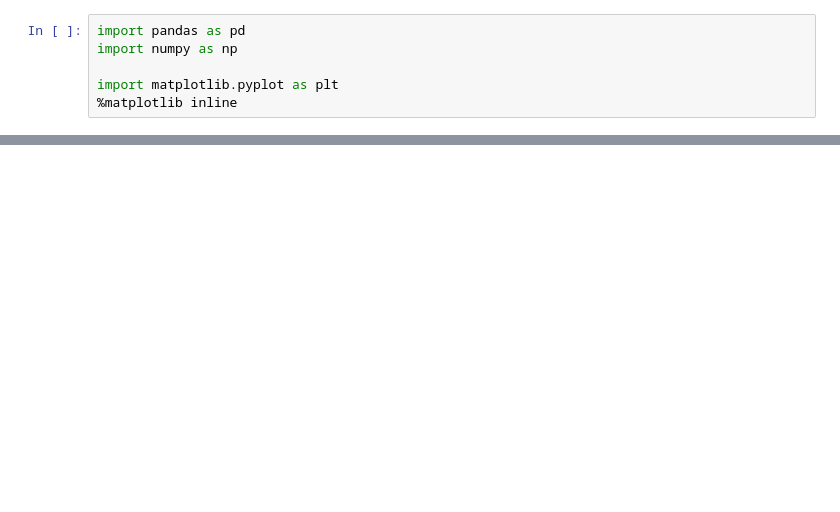
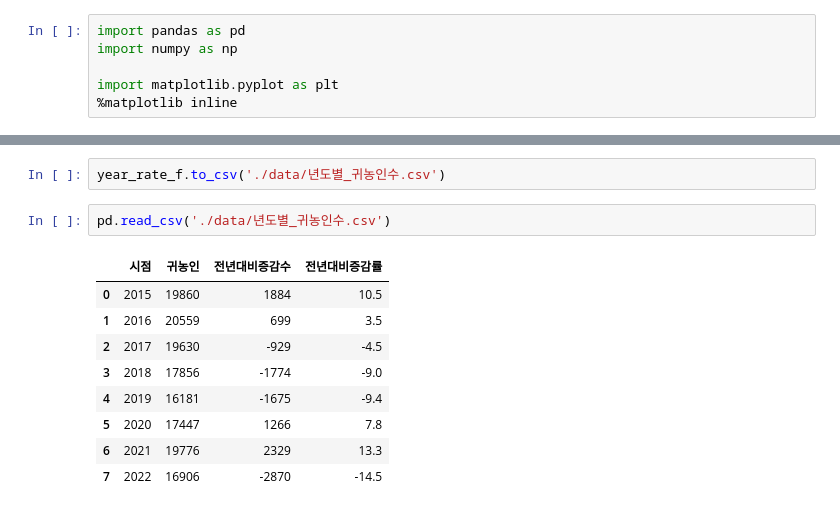
Before and after one commit to Aphian/data_science, a Jupyter notebook: 2_귀농_귀촌_연도별_증감률.ipynb, the cells around one changed output, grey strips where cells are left out. Saved outputs shown, nothing was run; the diff lists cells and outputs as text; blank space fills up the shorter version.

```diff
--- a/2_귀농_귀촌_연도별_증감률.ipynb
+++ b/2_귀농_귀촌_연도별_증감률.ipynb
@@ -80,0 +107,14 @@ year_rate_f
+# %%
+year_rate_f.to_csv('./data/년도별_귀농인수.csv')
+# %%
+pd.read_csv('./data/년도별_귀농인수.csv')
+# %% [output]
+|  | 시점 | 귀농인 | 전년대비증감수 | 전년대비증감률 |
+| 0 | 2015 | 19860 | 1884 | 10.5 |
+| 1 | 2016 | 20559 | 699 | 3.5 |
+| 2 | 2017 | 19630 | -929 | -4.5 |
+| 3 | 2018 | 17856 | -1774 | -9.0 |
+| 4 | 2019 | 16181 | -1675 | -9.4 |
+| 5 | 2020 | 17447 | 1266 | 7.8 |
+| 6 | 2021 | 19776 | 2329 | 13.3 |
+| 7 | 2022 | 16906 | -2870 | -14.5 |
```
Also changed, not shown: parts of 13 cells of this notebook, 10 other files.
